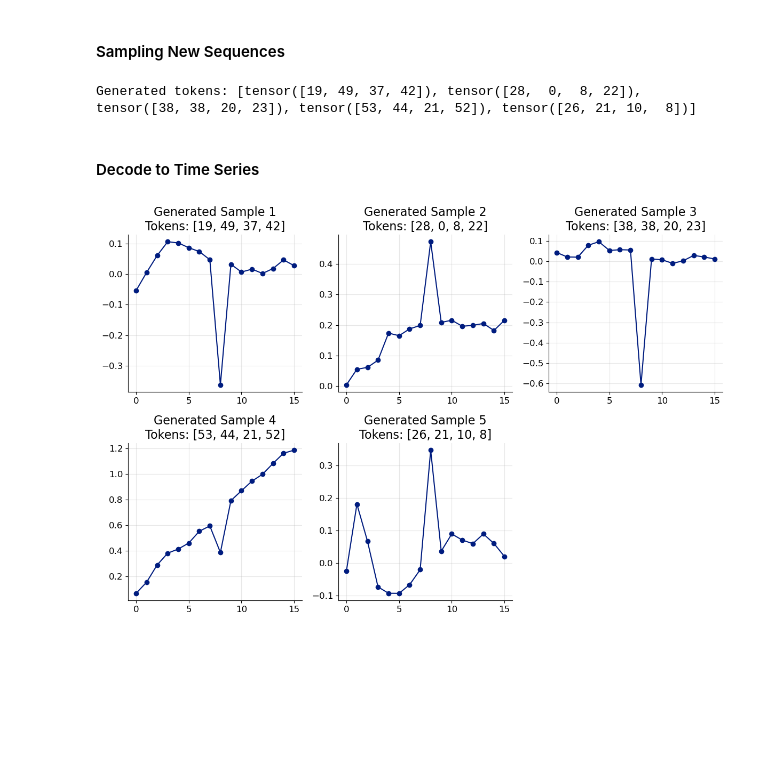
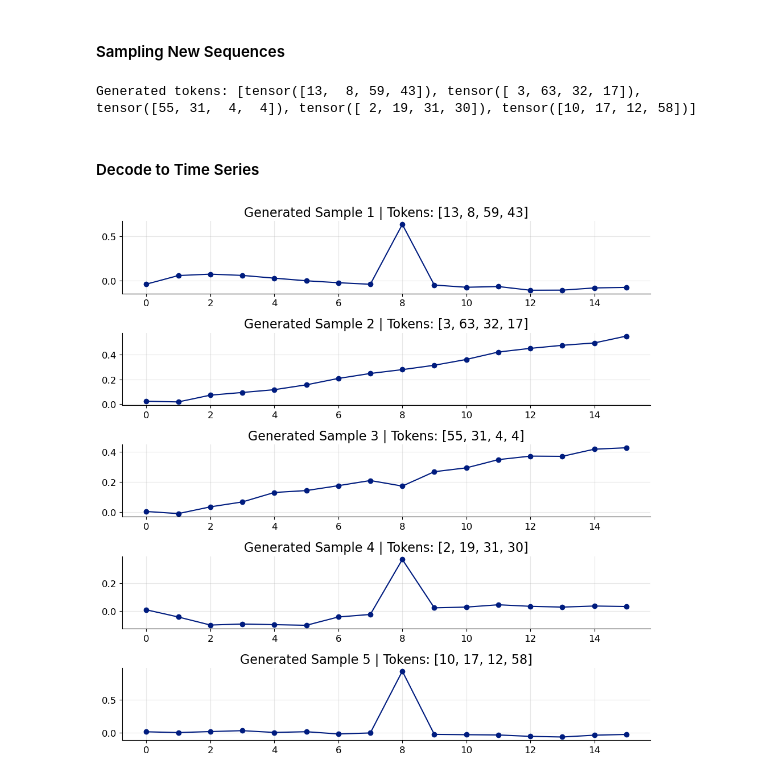
Before and after one commit to AlmostAnna/generative-models-journey, a Jupyter notebook: projects/vqvae-transformer-ts/vqvae_transformer-story.ipynb, the cells around one changed output. Cells and saved outputs as stored; diff of their text form; code cells hidden in the pictures; blank space fills up the shorter version.

```diff
--- a/projects/vqvae-transformer-ts/vqvae_transformer-story.ipynb
+++ b/projects/vqvae-transformer-ts/vqvae_transformer-story.ipynb
@@ -387,35 +387,30 @@ Training complete!
 Time series transformer model saved to transformer.pth
 # %% [markdown]
 #### Sampling New Sequences
-# %%
-from sample import tokens_to_time_series, sample_sequence
-
-# Generate 5 new token sequences
-model.eval()
-generated_tokens = []
-for _ in range(5):
-    tokens = sample_sequence(model, temperature=1.0, device=device)
-    generated_tokens.append(tokens)
-
-print("Generated tokens:", generated_tokens)
-# %% [output]
-Generated tokens: [tensor([19, 49, 37, 42]), tensor([28,  0,  8, 22]), tensor([38, 38, 20, 23]), tensor([53, 44, 21, 52]), tensor([26, 21, 10,  8])]
+# %%
+from utils.generation import generate_vqvae_samples
+num_samples = 5
+recon_s, tokens = generate_vqvae_samples(
+        vqvae,
+        model,
+        scaler,
+        n_samples=num_samples,
+        n_tokens=n_tokens,
+        device=device,
+    )
+print("Generated tokens:", tokens)
+# %% [output]
+Generated tokens: [tensor([13,  8, 59, 43]), tensor([ 3, 63, 32, 17]), tensor([55, 31,  4,  4]), tensor([ 2, 19, 31, 30]), tensor([10, 17, 12, 58])]
 # %% [markdown]
 #### Decode to Time Series
 # %%
-# Plot generated samples
-plt.figure(figsize=(12, 8))
-for i, tokens in enumerate(generated_tokens):
-    ts = tokens_to_time_series(tokens, vqvae)
-    ts_orig = scaler.inverse_transform(ts.reshape(1, -1)).reshape(16, 3)
-
-    plt.subplot(2, 3, i+1)
-    plt.plot(ts_orig[:, 0], 'o-')
-    plt.title(f"Generated Sample {i+1}\nTokens: {tokens.tolist()}")
+plt.figure(figsize=(10, 2 * num_samples))
+for i in range(num_samples):
+    plt.subplot(num_samples, 1, i + 1)
+    plt.plot(recon_s[i, :, 0], "o-")
+    plt.title(f"Generated Sample {i+1} | Tokens: {tokens[i].tolist()}")
     plt.grid(True, alpha=0.3)
 
 plt.tight_layout()
-plt.savefig("generated_samples.png")
-plt.show()
 # %% [output]
-[figure, old version]
+[figure, new version]
```
Also changed, not shown: parts of 7 cells of this notebook, 3 other files.
